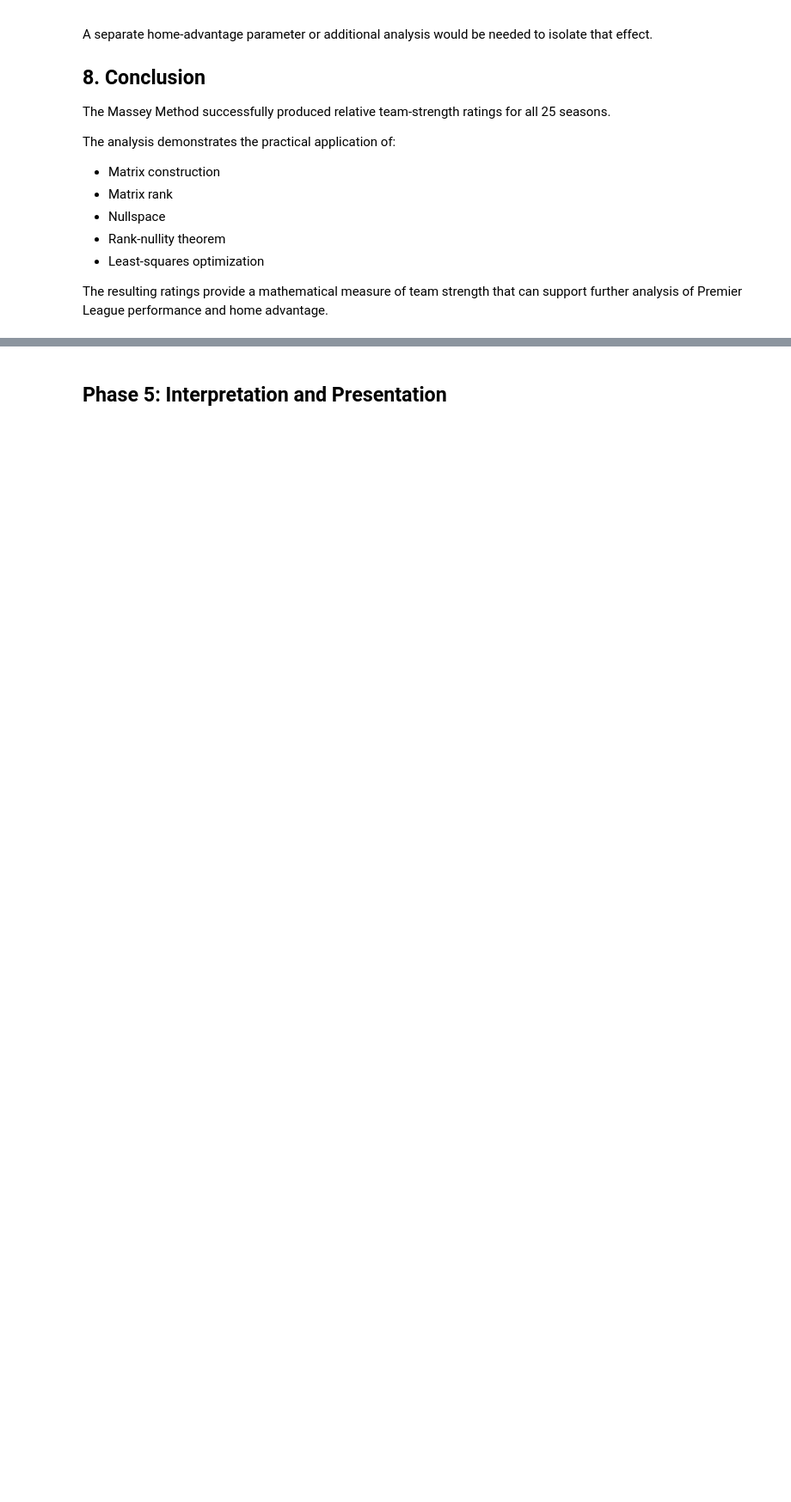
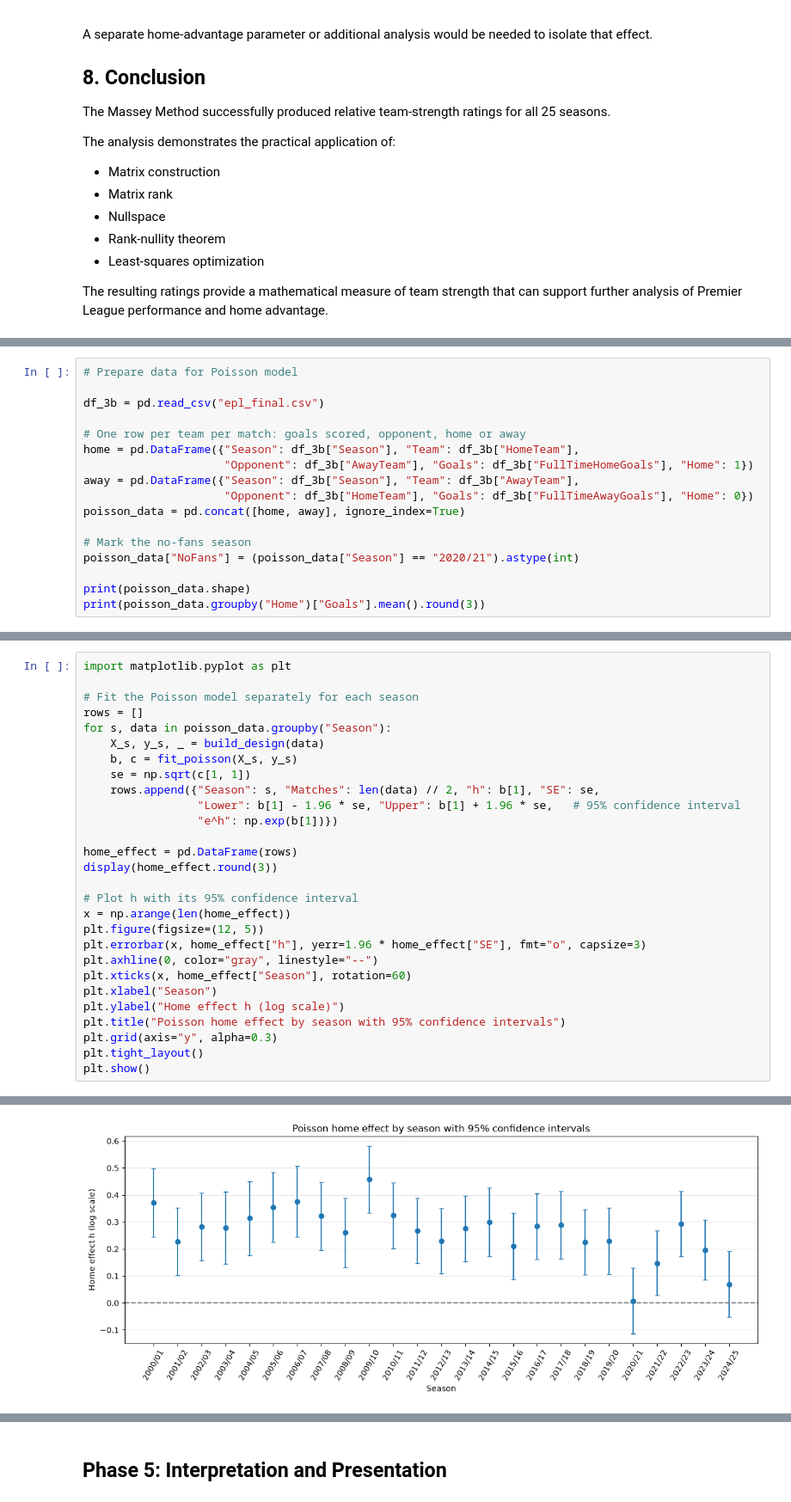
Before and after one commit to Joudii18/Is-Home-Advantage-Dying-What-25-Years-of-Premier-League-Data-Say, a Jupyter notebook: EPL_Home_Advantage_Project.ipynb, the cells around one changed output, grey strips where cells are left out. Shown at 86% size. Cells and saved outputs as stored; diff of their text form; blank space fills up the shorter version.

Commit message:
Phase 3B Part A: Poisson model with MLE

```diff
--- a/EPL_Home_Advantage_Project.ipynb
+++ b/EPL_Home_Advantage_Project.ipynb
@@ -1200,0 +1205,17 @@ The resulting ratings provide a mathematical measure of team strength that can s
+# %%
+# Prepare data for Poisson model
+
+df_3b = pd.read_csv("epl_final.csv")
+
+# One row per team per match: goals scored, opponent, home or away
+home = pd.DataFrame({"Season": df_3b["Season"], "Team": df_3b["HomeTeam"],
+                     "Opponent": df_3b["AwayTeam"], "Goals": df_3b["FullTimeHomeGoals"], "Home": 1})
+away = pd.DataFrame({"Season": df_3b["Season"], "Team": df_3b["AwayTeam"],
+                     "Opponent": df_3b["HomeTeam"], "Goals": df_3b["FullTimeAwayGoals"], "Home": 0})
+poisson_data = pd.concat([home, away], ignore_index=True)
+
+# Mark the no-fans season
+poisson_data["NoFans"] = (poisson_data["Season"] == "2020/21").astype(int)
+
+print(poisson_data.shape)
+print(poisson_data.groupby("Home")["Goals"].mean().round(3))
@@ -1200,0 +1335,29 @@ The resulting ratings provide a mathematical measure of team strength that can s
+# %%
+import matplotlib.pyplot as plt
+
+# Fit the Poisson model separately for each season
+rows = []
+for s, data in poisson_data.groupby("Season"):
+    X_s, y_s, _ = build_design(data)
+    b, c = fit_poisson(X_s, y_s)
+    se = np.sqrt(c[1, 1])
+    rows.append({"Season": s, "Matches": len(data) // 2, "h": b[1], "SE": se,
+                 "Lower": b[1] - 1.96 * se, "Upper": b[1] + 1.96 * se,   # 95% confidence interval
+                 "e^h": np.exp(b[1])})
+
+home_effect = pd.DataFrame(rows)
+display(home_effect.round(3))
+
+# Plot h with its 95% confidence interval
+x = np.arange(len(home_effect))
+plt.figure(figsize=(12, 5))
+plt.errorbar(x, home_effect["h"], yerr=1.96 * home_effect["SE"], fmt="o", capsize=3)
+plt.axhline(0, color="gray", linestyle="--")
+plt.xticks(x, home_effect["Season"], rotation=60)
+plt.xlabel("Season")
+plt.ylabel("Home effect h (log scale)")
+plt.title("Poisson home effect by season with 95% confidence intervals")
+plt.grid(axis="y", alpha=0.3)
+plt.tight_layout()
+plt.show()
+# %% [output]
@@ -1200,0 +1381 @@ The resulting ratings provide a mathematical measure of team strength that can s
+[figure, added]
```
Also changed, not shown: parts of 20 cells of this notebook.
